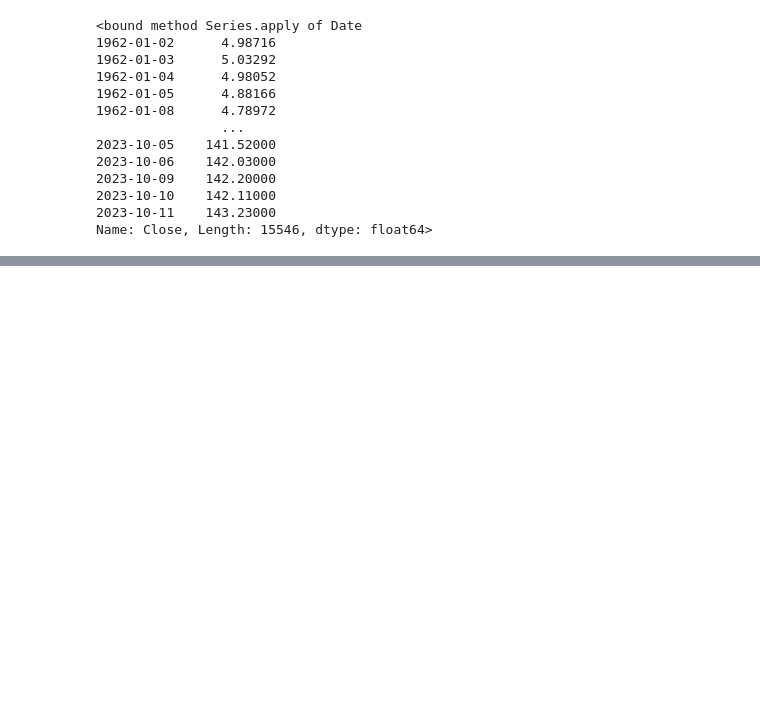
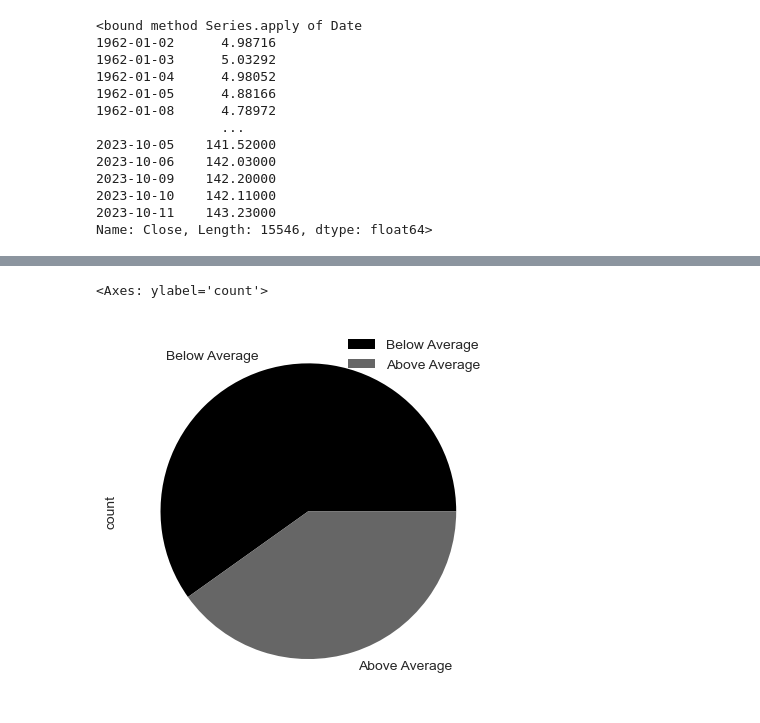
Before and after one commit to Sravistcott23/Python-for-Data-Analytics-II-class-work-Madhan-Poovaiah-MJ--2423335, a Jupyter notebook: data visual.ipynb, the cells around one changed output, grey strips where cells are left out. Cells and saved outputs as stored; diff of their text form; code cells hidden in the pictures; blank space fills up the shorter version.

```diff
--- a/data visual.ipynb
+++ b/data visual.ipynb
@@ -173,0 +211,5 @@ _
+# %%
+ibm['Close'].apply(rank_performance).value_counts().plot(kind="pie",legend=True)
+# %% [output]
+<Axes: ylabel='count'>
+[figure, added]
```
Also changed, not shown: parts of 49 cells of this notebook, 2 other files.
